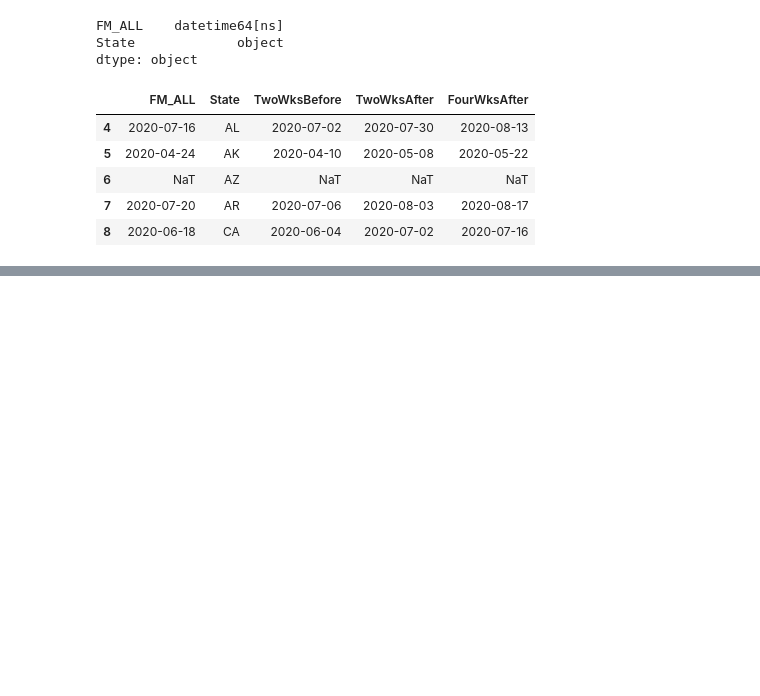
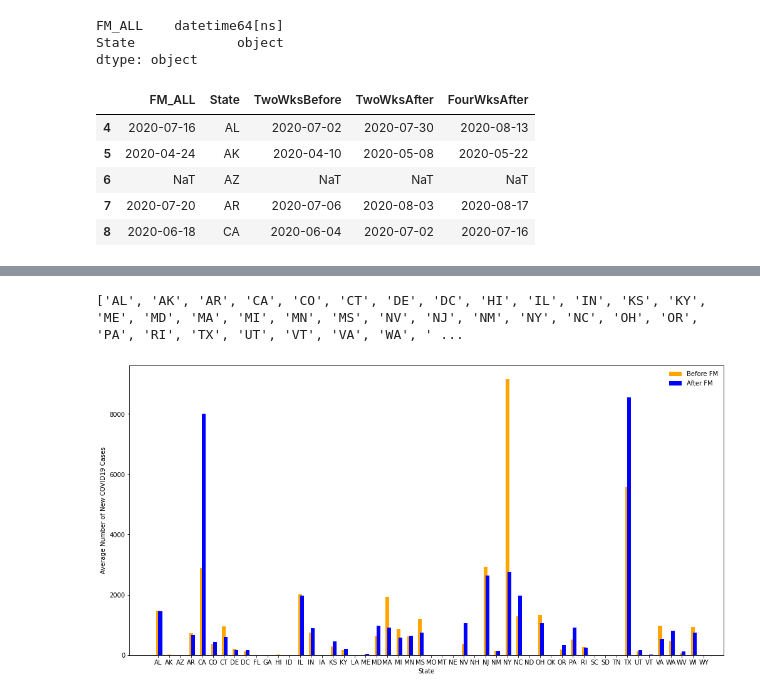
Before and after one commit to allicodi/bsta001_final, a Jupyter notebook: BSTA_001_Final.ipynb, the cells around one changed output, grey strips where cells are left out. Cells and saved outputs as stored; diff of their text form; code cells hidden in the pictures; blank space fills up the shorter version.

Commit message:
Graphing cases before and after, still need to remove no policy states

```diff
--- a/BSTA_001_Final.ipynb
+++ b/BSTA_001_Final.ipynb
@@ -39,8 +39,8 @@ caseData.head()
 caseData['date'] = caseData['date'].astype('datetime64[ns]') #converts date attribute from string type to datetime type to be used for calculations
 
 #gather dates of face mask mandates and their respective states
-dateOfFM = policyData_unsorted.FM_ALL
-stateOfFM = policyData_unsorted.POSTCODE
+dateOfFM = policyData.FM_ALL
+stateOfFM = policyData.POSTCODE
 
 dateOfFM = pd.to_datetime(dateOfFM, errors = 'coerce') #converts date face mask mandate implemented from string type to datetime type to be used for calculations
 # %%
@@ -66,5 +66,5 @@ memory usage: 4.9+ MB
 # %%
 #keeping only necessary columns
 dataFinal = caseData.drop(['dataQualityGrade' , 'death' ,	'deathConfirmed', 	'deathIncrease' ,	'deathProbable' ,	'hospitalized'	,'hospitalizedCumulative'	,'hospitalizedCurrently'	,'hospitalizedIncrease'	,'inIcuCumulative'	,'inIcuCurrently'	,'negative'	,'negativeIncrease'	,'negativeTestsAntibody'	,'negativeTestsPeopleAntibody',	'negativeTestsViral',	'onVentilatorCumulative'	,'onVentilatorCurrently'	,'positive'	,'positiveCasesViral', 'positiveScore'	,'positiveTestsAntibody'	,'positiveTestsAntigen'	,'positiveTestsPeopleAntibody'	,'positiveTestsPeopleAntigen'	,'positiveTestsViral'	,'recovered'	,'totalTestEncountersViral'	,'totalTestEncountersViralIncrease'	,'totalTestResults'	,'totalTestResultsIncrease'	,'totalTestsAntibody'	,'totalTestsAntigen'	,'totalTestsPeopleAntibody',	'totalTestsPeopleAntigen'	,'totalTestsPeopleViral'	,'totalTestsPeopleViralIncrease'	,'totalTestsViral'	,'totalTestsViralIncrease'], axis = 1)
-print(dataFinal)
+dataFinal.info()
 # %% [output]
@@ -91,7 +87,7 @@ fig, ax = plt.subplots(figsize=(20,3))
 
 casesByState = []
 
-stateAbbrev = policyData_unsorted.POSTCODE
+stateAbbrev = policyData.POSTCODE
 
 for state in stateAbbrev: # for loop for separating case data by state
   stateCases = dataFinal.loc[dataFinal['state'] == state]
@@ -446,0 +167,17 @@ len(statesWithFM)
+# %%
+avgCasesBefore = []
+avgCasesAfter = []
+
+for i in FMdf.index:
+  positiveIncrease = []
+  state = FMdf['State'][i]
+  data = dataFinal.loc[dataFinal['state'] == state]
+
+  before = data.loc[(data.date>=FMdf['TwoWksBefore'][i]) & (data.date<=FMdf['FM_ALL'][i]),:].positiveIncrease #need to decide if we should include the day policy implemented or not
+  after = data.loc[(data.date >= FMdf['TwoWksAfter'][i]) & (data.date<=FMdf['FourWksAfter'][i]),:].positiveIncrease
+
+  avgCasesBefore.append(np.mean(before))
+  avgCasesAfter.append(np.mean(after))
+
+FMdf['avgCasesBefore'] = avgCasesBefore
+FMdf['avgCasesAfter'] = avgCasesAfter
@@ -447,15 +193,22 @@ len(statesWithFM)
+# %%
+statesWithPolicies = [FMdf['State'][i] for i in FMdf.index if str(FMdf['FM_ALL'][i]) != 'NaT']
+print(statesWithPolicies)
+# %% [output]
+['AL', 'AK', 'AR', 'CA', 'CO', 'CT', 'DE', 'DC', 'HI', 'IL', 'IN', 'KS', 'KY', 'ME', 'MD', 'MA', 'MI', 'MN', 'MS', 'NV', 'NJ', 'NM', 'NY', 'NC', 'OH', 'OR', 'PA', 'RI', 'TX', 'UT', 'VT', 'VA', 'WA', ' ...
 # %%
 #plotting
 from matplotlib.pyplot import figure
 
 #x = np.arange(len(statesWithFM))  # the label locations
 width = 0.35  # the width of the bars
 
 fig, ax = plt.subplots()
-rects1 = ax.bar(statesWithFM, avgCasesBefore, width, align= 'center', color='orange', label='Before FM')
-rects2 = ax.bar(statesWithFM, avgCasesAfter, width, align= 'edge', color='blue', label='After FM')
+rects1 = ax.bar(FMdf.State, FMdf.avgCasesBefore, width, align= 'center', color='orange', label='Before FM')
+rects2 = ax.bar(FMdf.State, FMdf.avgCasesAfter, width, align= 'edge', color='blue', label='After FM')
 ax.set_ylabel('Average Number of New COVID19 Cases')
 ax.set_xlabel('State')
-ax.set_xticklabels(statesWithFM)
+ax.set_xticklabels(FMdf.State)
 ax.legend(frameon=False)
 fig.set_size_inches(17, 8.5, forward=True)
+# %% [output]
+[figure, added]
```
Also changed, not shown: parts of 12 cells of this notebook.
